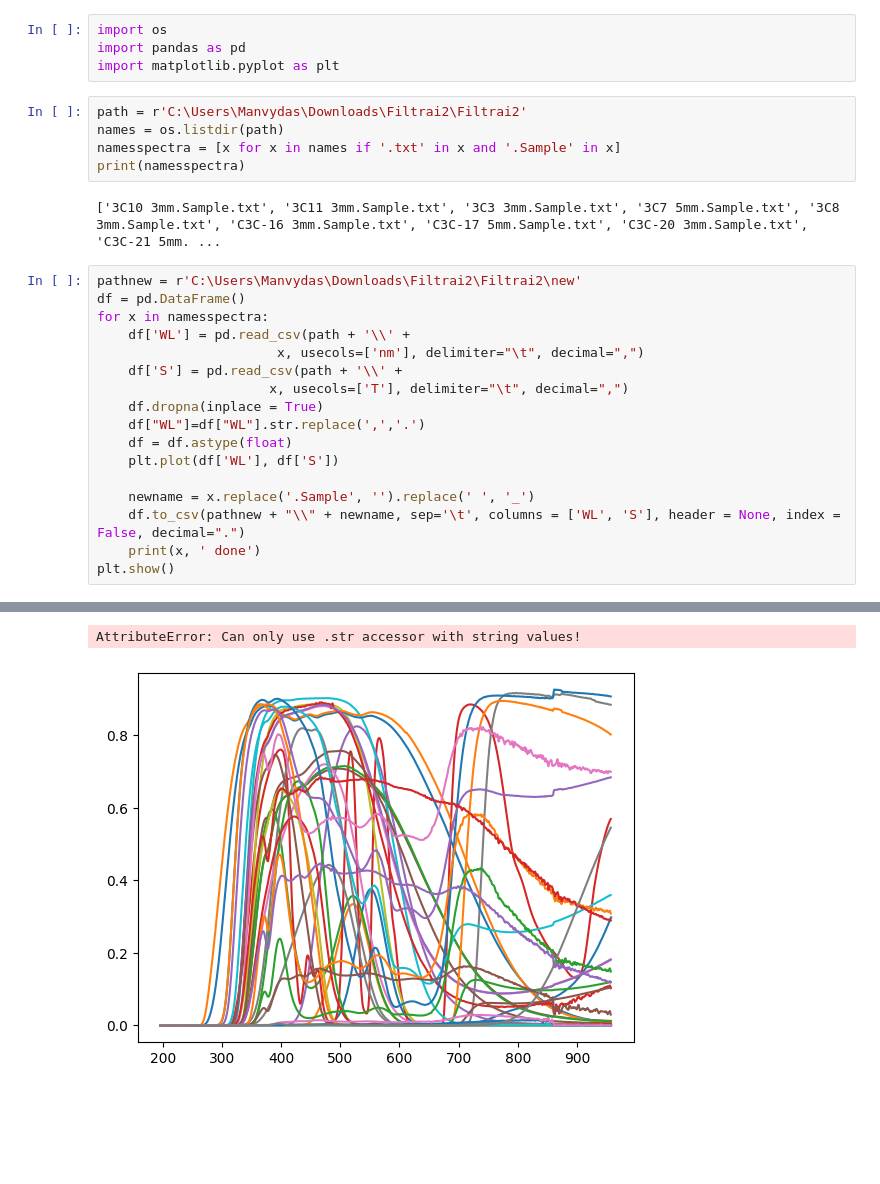
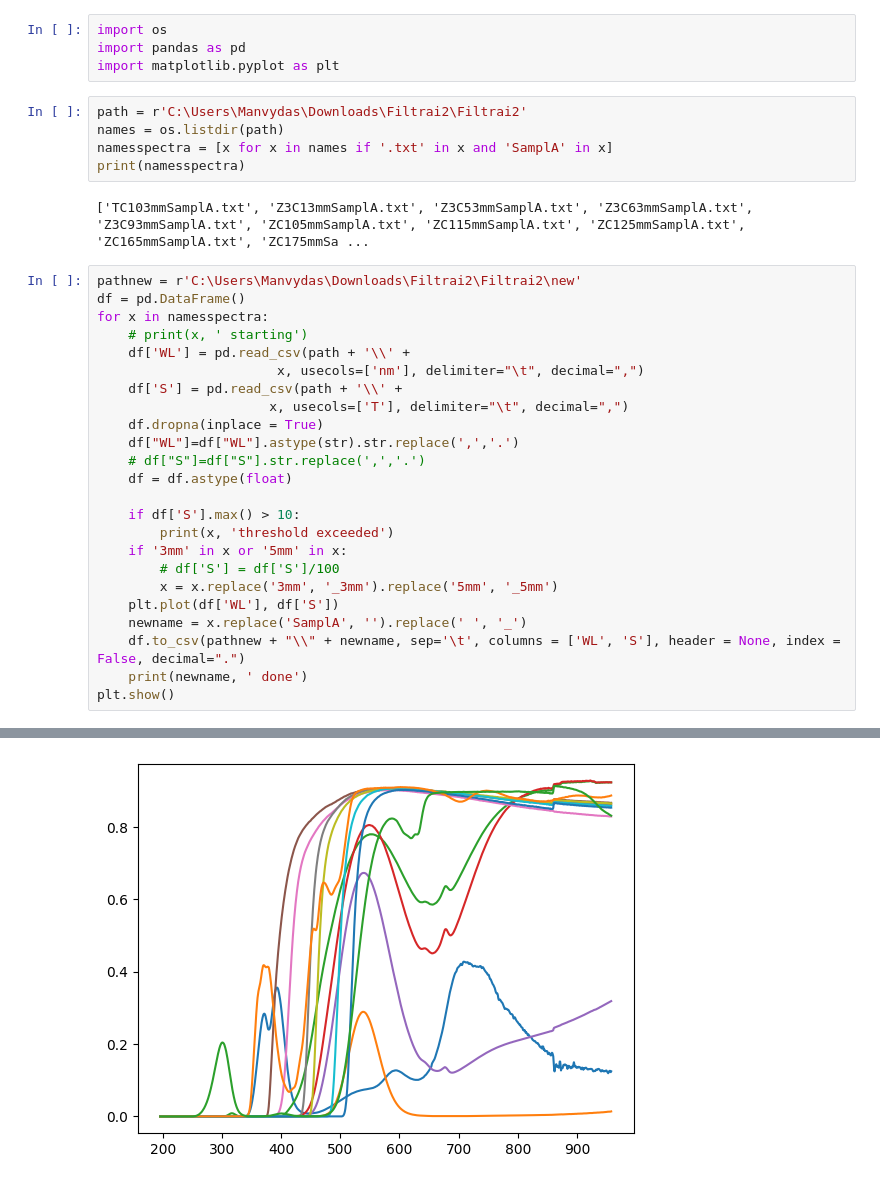
Before and after one commit to Ironslice/FTMC-Scripts, a Jupyter notebook: filerenaming.ipynb, the cells around one changed output, grey strips where cells are left out. Drawn from its saved outputs; the diff is of its cells as text; blank space fills up the shorter version.

```diff
--- a/filerenaming.ipynb
+++ b/filerenaming.ipynb
@@ -5,25 +5,32 @@ import matplotlib.pyplot as plt
 # %%
 path = r'C:\Users\Manvydas\Downloads\Filtrai2\Filtrai2'
 names = os.listdir(path)
-namesspectra = [x for x in names if '.txt' in x and '.Sample' in x]
+namesspectra = [x for x in names if '.txt' in x and 'SamplA' in x]
 print(namesspectra)
 # %% [output]
-['3C10 3mm.Sample.txt', '3C11 3mm.Sample.txt', '3C3 3mm.Sample.txt', '3C7 5mm.Sample.txt', '3C8 3mm.Sample.txt', 'C3C-16 3mm.Sample.txt', 'C3C-17 5mm.Sample.txt', 'C3C-20 3mm.Sample.txt', 'C3C-21 5mm. ...
+['TC103mmSamplA.txt', 'Z3C13mmSamplA.txt', 'Z3C53mmSamplA.txt', 'Z3C63mmSamplA.txt', 'Z3C93mmSamplA.txt', 'ZC105mmSamplA.txt', 'ZC115mmSamplA.txt', 'ZC125mmSamplA.txt', 'ZC165mmSamplA.txt', 'ZC175mmSa ...
 # %%
 pathnew = r'C:\Users\Manvydas\Downloads\Filtrai2\Filtrai2\new'
 df = pd.DataFrame()
 for x in namesspectra:
+    # print(x, ' starting')
     df['WL'] = pd.read_csv(path + '\\' +
                        x, usecols=['nm'], delimiter="\t", decimal=",")
     df['S'] = pd.read_csv(path + '\\' +
                       x, usecols=['T'], delimiter="\t", decimal=",")
     df.dropna(inplace = True)
-    df["WL"]=df["WL"].str.replace(',','.')
+    df["WL"]=df["WL"].astype(str).str.replace(',','.')
+    # df["S"]=df["S"].str.replace(',','.')
     df = df.astype(float)
+
+    if df['S'].max() > 10:
+        print(x, 'threshold exceeded')
+    if '3mm' in x or '5mm' in x:
+        # df['S'] = df['S']/100
+        x = x.replace('3mm', '_3mm').replace('5mm', '_5mm')
     plt.plot(df['WL'], df['S'])
-
-    newname = x.replace('.Sample', '').replace(' ', '_')
+    newname = x.replace('SamplA', '').replace(' ', '_')
     df.to_csv(pathnew + "\\" + newname, sep='\t', columns = ['WL', 'S'], header = None, index = False, decimal=".")
-    print(x, ' done')
+    print(newname, ' done')
 plt.show()
 # %% [output]
@@ -47,2 +50 @@ IKC1_3mm.Sample.txt  done
-AttributeError: Can only use .str accessor with string values!
-[figure, old version]
+[figure, new version]
```
Also changed, not shown: parts of 1 cell of this notebook, 6 other files.
